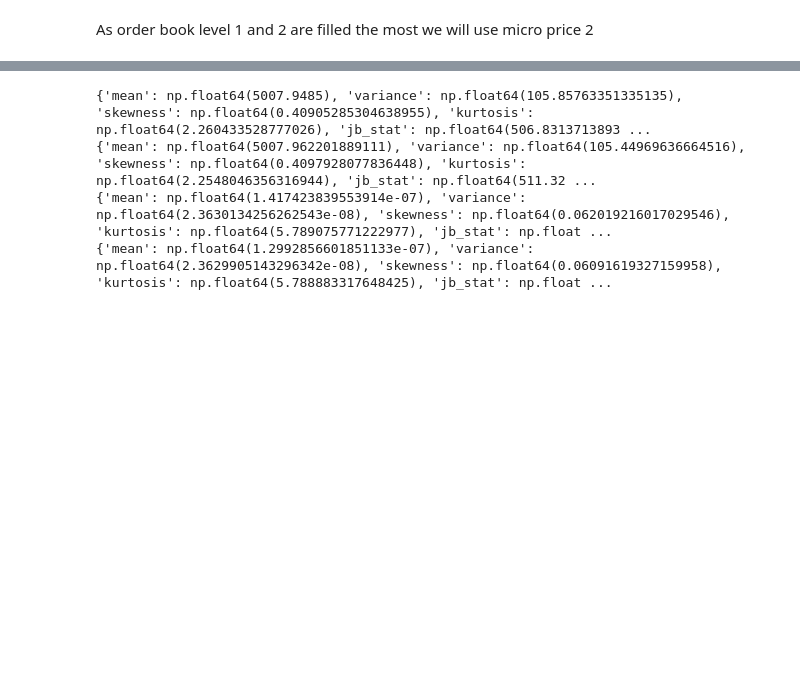
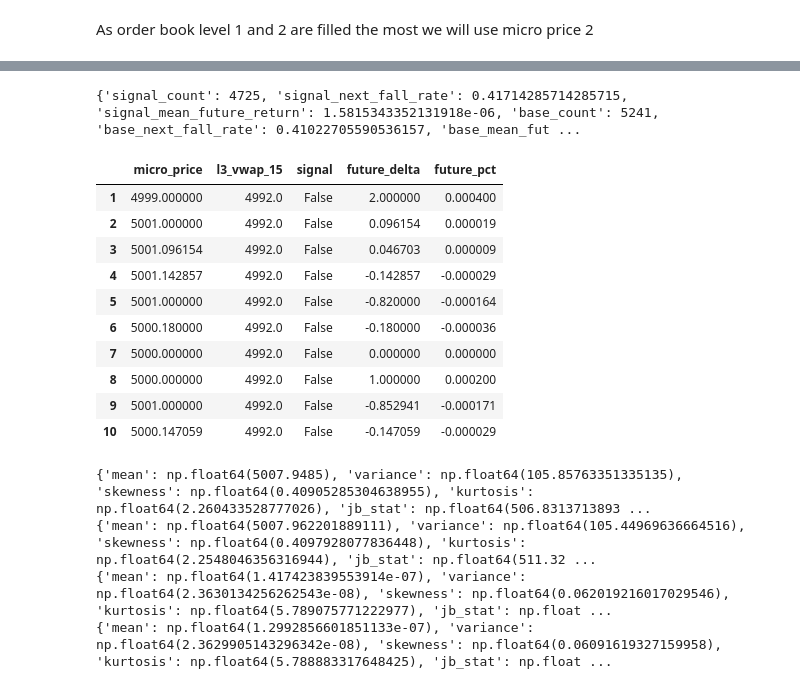
Before and after one commit to AlexnBray/imc_prosperity_tutorial, a Jupyter notebook: Rounds/0_tutorial/tomatoes_explore.ipynb, the cells around one changed output, grey strips where cells are left out. Saved outputs shown, nothing was run; the diff lists cells and outputs as text; code cells hidden in the pictures; blank space fills up the shorter version.

```diff
--- a/Rounds/0_tutorial/tomatoes_explore.ipynb
+++ b/Rounds/0_tutorial/tomatoes_explore.ipynb
@@ -7,7 +7,7 @@ from pathlib import Path
 sys.path.insert(0, str(Path.cwd().parent.parent))
 # %%
 import pandas as pd
-price_df = pd.read_csv("data/prices_round_0_day_-1.csv" , sep = ';')
+price_df = pd.read_csv("data/prices_round_0_day_-2.csv" , sep = ';')
 price_df.head(5)
 # %% [output]
 |  | day | timestamp | product | bid_price_1 | bid_volume_1 | bid_price_2 | bid_volume_2 | bid_price_3 | ... |
@@ -81,6 +82,44 @@ look-up table. The actual p-value is greater than the p-value returned.
 look-up table. The actual p-value is greater than the p-value returned.
 
   kps = kpss(x, regression="c", nlags="auto")
+# %%
+import importlib
+import order_flow_analysis
+importlib.reload(order_flow_analysis)
+from order_flow_analysis import compute_l3_vwap, l3_vwap_above_micro_indicator
+import numpy as np
+
+# compute the L3 VWAP over a 15-tick window using both bid and ask liquidity
+# and verify whether the signal predicts a subsequent micro price decline.
+tomatoe_price_df['l3_vwap_15'] = compute_l3_vwap(
+    tomatoe_price_df,
+    level=3,
+    window=60,
+    include_ask=True,
+)
+
+indicator_result = l3_vwap_above_micro_indicator(
+    tomatoe_price_df,
+    micro_col='micro_price',
+    l3_vwap_col='l3_vwap_15',
+    lookahead=1,
+)
+
+print(indicator_result['summary'])
+indicator_result['analysis'].head(10)
+# %% [output]
+{'signal_count': 4725, 'signal_next_fall_rate': 0.41714285714285715, 'signal_mean_future_return': 1.5815343352131918e-06, 'base_count': 5241, 'base_next_fall_rate': 0.41022705590536157, 'base_mean_fut ...
+|  | micro_price | l3_vwap_15 | signal | future_delta | future_pct |
+| 1 | 4999.000000 | 4992.0 | False | 2.000000 | 0.000400 |
+| 2 | 5001.000000 | 4992.0 | False | 0.096154 | 0.000019 |
+| 3 | 5001.096154 | 4992.0 | False | 0.046703 | 0.000009 |
+| 4 | 5001.142857 | 4992.0 | False | -0.142857 | -0.000029 |
+| 5 | 5001.000000 | 4992.0 | False | -0.820000 | -0.000164 |
+| 6 | 5000.180000 | 4992.0 | False | -0.180000 | -0.000036 |
+| 7 | 5000.000000 | 4992.0 | False | 0.000000 | 0.000000 |
+| 8 | 5000.000000 | 4992.0 | False | 1.000000 | 0.000200 |
+| 9 | 5001.000000 | 4992.0 | False | -0.852941 | -0.000171 |
+| 10 | 5000.147059 | 4992.0 | False | -0.147059 | -0.000029 |
 # %%
 from stat_utils import distribution_summary
 
```
Also changed, not shown: parts of 3 cells of this notebook, 26 other files.
